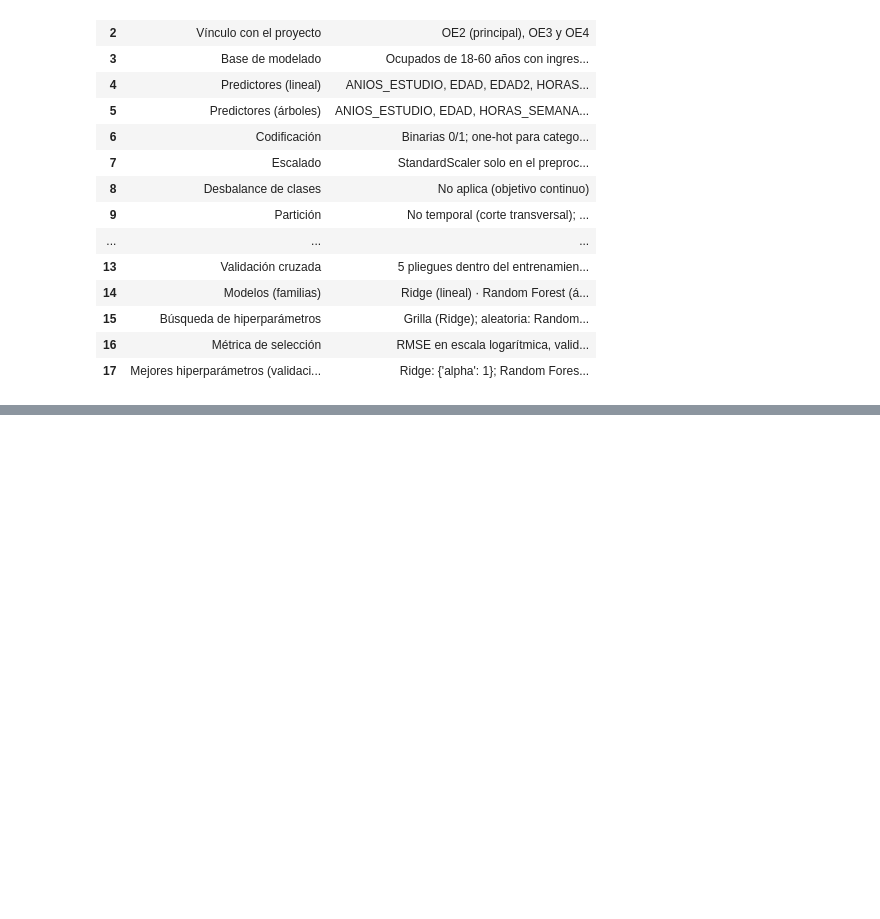
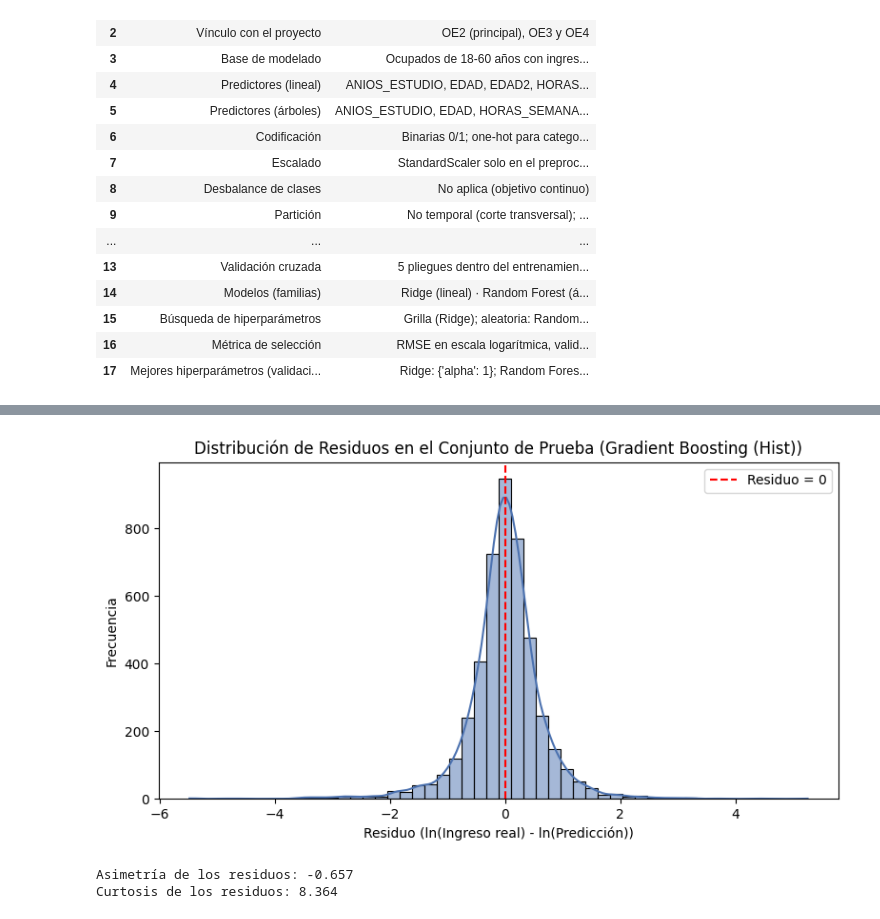
Before and after one commit to fiomusmeci-rgb/Proyecto_DataScience, a Jupyter notebook: notebooks/Fase3_DataScience_Torres_Musmeci_Roman.ipynb, the cells around one changed output, grey strips where cells are left out. Drawn from its saved outputs; the diff is of its cells as text; code cells hidden in the pictures; blank space fills up the shorter version.

```diff
--- a/notebooks/Fase3_DataScience_Torres_Musmeci_Roman.ipynb
+++ b/notebooks/Fase3_DataScience_Torres_Musmeci_Roman.ipynb
@@ -1284,0 +1354,26 @@ with pd.option_context("display.max_colwidth", None):
+# %%
+import seaborn as sns
+import matplotlib.pyplot as plt
+
+# Obtener el modelo seleccionado del diccionario de ajustados
+mejor_pipeline = MODELOS_AJUSTADOS[MODELO_SELECCIONADO]
+y_pred_test_log = mejor_pipeline.predict(X_test)
+residuos_test = y_test - y_pred_test_log
+
+# Histograma de los residuos
+fig, ax = plt.subplots(figsize=(8, 4.5))
+sns.histplot(residuos_test, bins=50, kde=True, ax=ax, color="#4C72B0")
+ax.axvline(0, color="red", linestyle="--", label="Residuo = 0")
+ax.set_title(f"Distribución de Residuos en el Conjunto de Prueba ({MODELO_SELECCIONADO})")
+ax.set_xlabel("Residuo (ln(Ingreso real) - ln(Predicción))")
+ax.set_ylabel("Frecuencia")
+ax.legend()
+plt.tight_layout()
+plt.show()
+
+print(f"Asimetría de los residuos: {residuos_test.skew():.3f}")
+print(f"Curtosis de los residuos: {residuos_test.kurtosis():.3f}")
+# %% [output]
+[figure, added]
+Asimetría de los residuos: -0.657
+Curtosis de los residuos: 8.364
```
Also changed, not shown: parts of 16 cells of this notebook.
